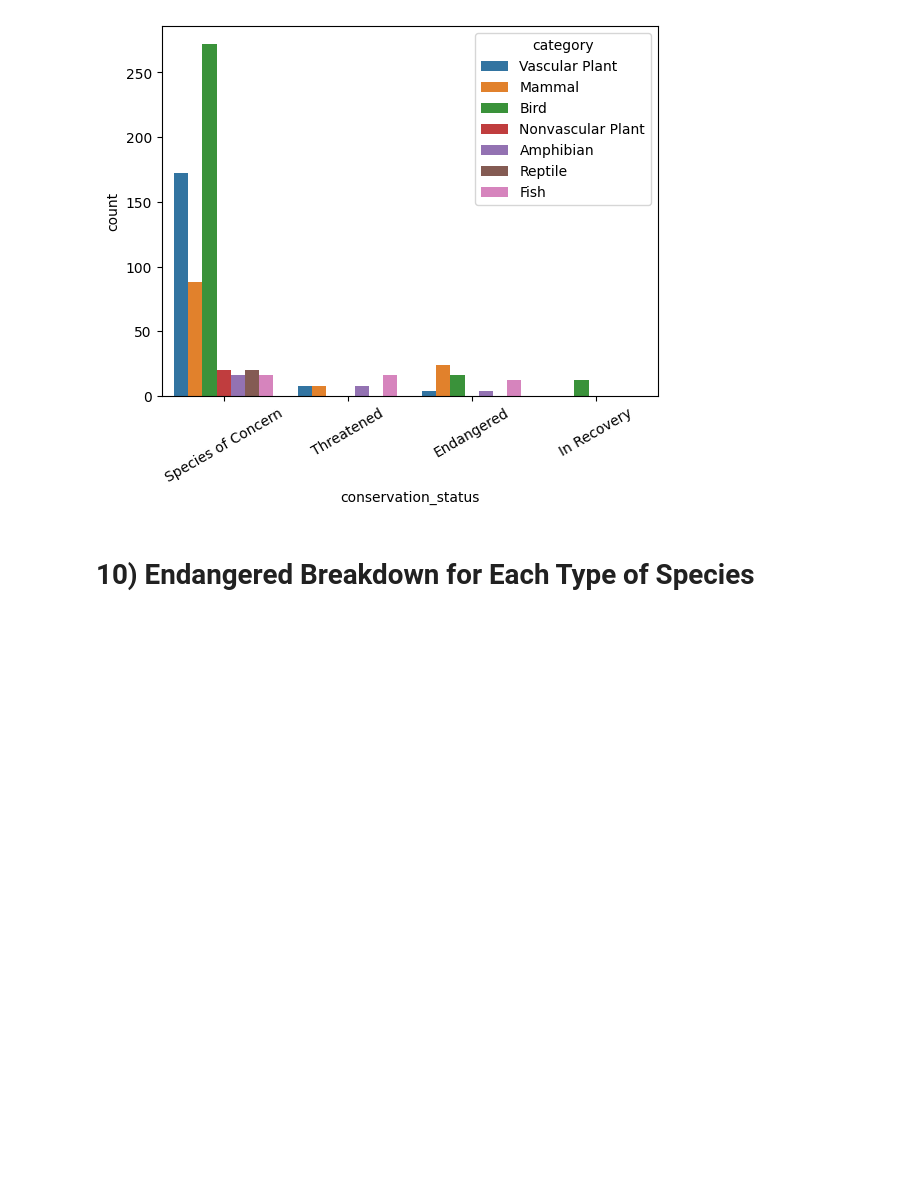
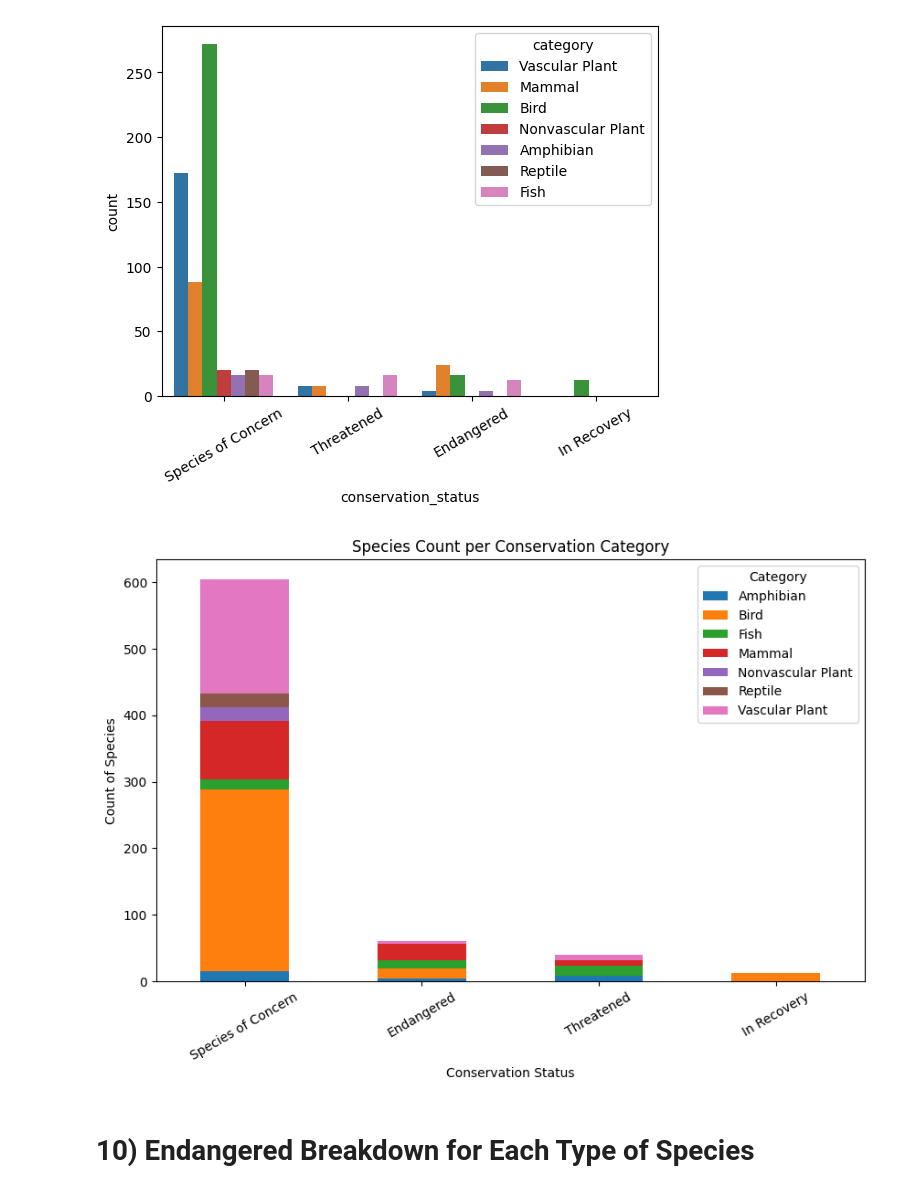
Before and after one commit to drewpeterson1/DataAnalysis, a Jupyter notebook: biodiversity_revised.ipynb, the cells around one changed output. Cells and saved outputs as stored; diff of their text form; code cells hidden in the pictures; blank space fills up the shorter version.

```diff
--- a/biodiversity_revised.ipynb
+++ b/biodiversity_revised.ipynb
@@ -596,6 +596,22 @@ sns.countplot(x="conservation_status", data=df, hue="category");
 plt.xticks(rotation=30);
 # %% [output]
 [figure]
+# %%
+# Numbers of Species in each Conservation Category (Stacked Bar Chart)
+# NOTE: Referenced online resource to make this plot
+grouped_data_1 = df.groupby(["conservation_status", "category"])["observations"].count().unstack()
+
+grouped_data_1 = grouped_data_1.reindex(['Species of Concern', 'Endangered', 'Threatened','In Recovery'])
+# Plotting
+grouped_data_1.plot(kind='bar', stacked=True, figsize=(10, 6))
+plt.xlabel('Conservation Status')
+plt.ylabel('Count of Species')
+plt.title('Species Count per Conservation Category')
+plt.legend(title='Category')
+plt.xticks(rotation = 30)
+plt.show()
+# %% [output]
+[figure, added]
 # %% [markdown]
 # 10) Endangered Breakdown for Each Type of Species
 # %% [markdown]
```
Also changed, not shown: parts of 4 cells of this notebook.
